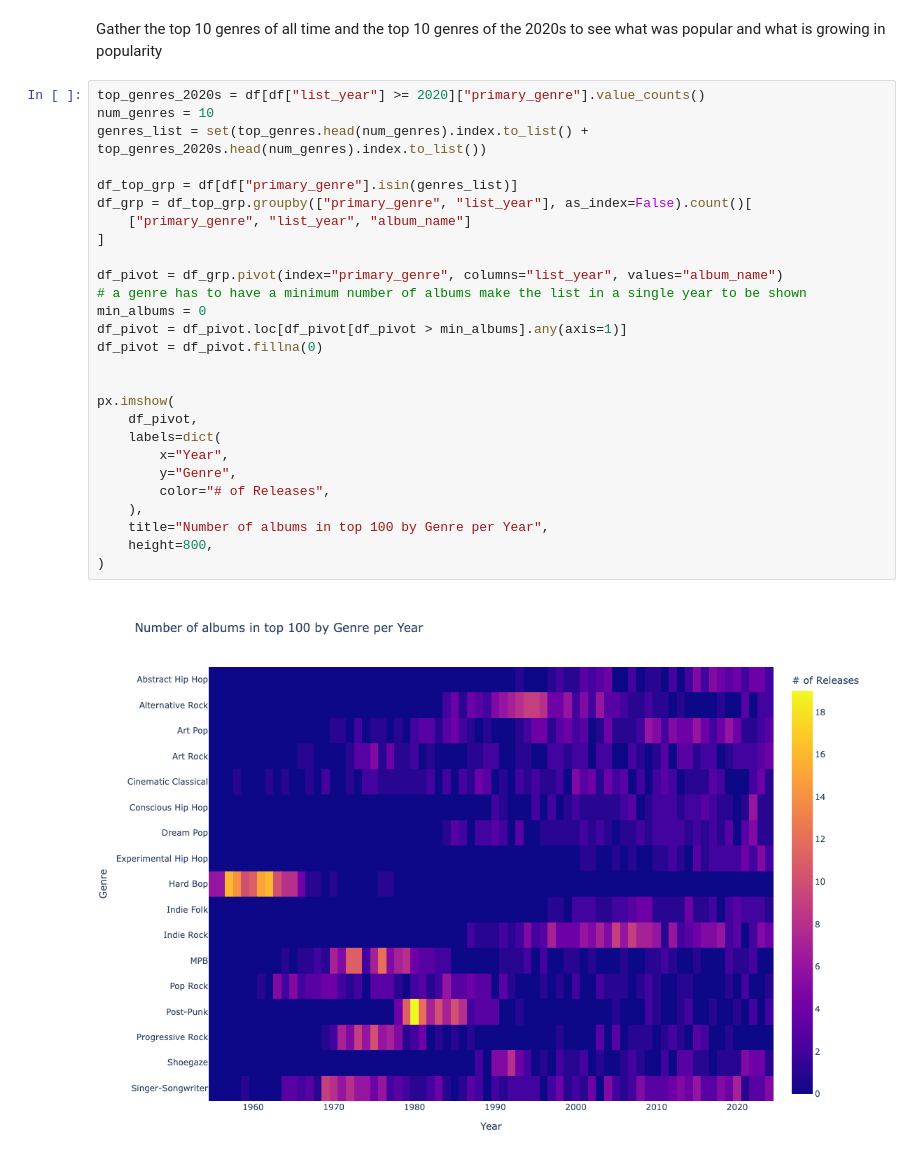
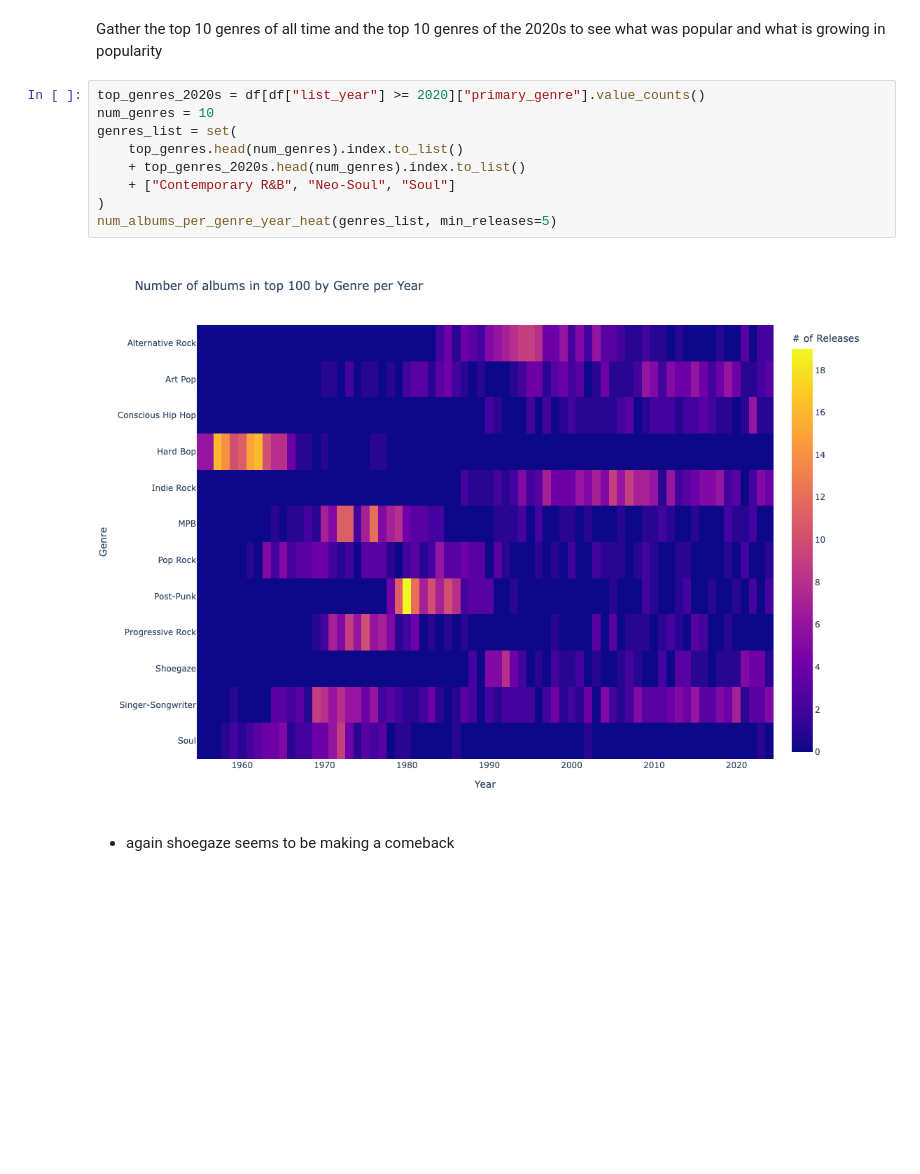
Before and after one commit to rheera/album-of-the-year-analysis, a Jupyter notebook: eda.ipynb, the cells around one changed output. Saved outputs shown, nothing was run; the diff lists cells and outputs as text; blank space fills up the shorter version.

```diff
--- a/eda.ipynb
+++ b/eda.ipynb
@@ -344,32 +346,16 @@ px.imshow(
 - soul seems to be due for a revival but new genres like neo-soul and r&b could be already doing that so the data needs to be altered to better visualize
 # %% [markdown]
 Gather the top 10 genres of all time and the top 10 genres of the 2020s to see what was popular and what is growing in popularity
-# %%
-top_genres_2020s = df[df["list_year"] >= 2020]["primary_genre"].value_counts()
-num_genres = 10
-genres_list = set(top_genres.head(num_genres).index.to_list() + top_genres_2020s.head(num_genres).index.to_list())
-
-df_top_grp = df[df["primary_genre"].isin(genres_list)]
-df_grp = df_top_grp.groupby(["primary_genre", "list_year"], as_index=False).count()[
-    ["primary_genre", "list_year", "album_name"]
-]
-
-df_pivot = df_grp.pivot(index="primary_genre", columns="list_year", values="album_name")
-# a genre has to have a minimum number of albums make the list in a single year to be shown
-min_albums = 0
-df_pivot = df_pivot.loc[df_pivot[df_pivot > min_albums].any(axis=1)]
-df_pivot = df_pivot.fillna(0)
-
-
-px.imshow(
-    df_pivot,
-    labels=dict(
-        x="Year",
-        y="Genre",
-        color="# of Releases",
-    ),
-    title="Number of albums in top 100 by Genre per Year",
-    height=800,
-)
-# %% [output]
-[figure, removed]
+# %%
+top_genres_2020s = df[df["list_year"] >= 2020]["primary_genre"].value_counts()
+num_genres = 10
+genres_list = set(
+    top_genres.head(num_genres).index.to_list()
+    + top_genres_2020s.head(num_genres).index.to_list()
+    + ["Contemporary R&B", "Neo-Soul", "Soul"]
+)
+num_albums_per_genre_year_heat(genres_list, min_releases=5)
+# %% [output]
+[figure, added]
+# %% [markdown]
+- again shoegaze seems to be making a comeback
```
Also changed, not shown: parts of 6 cells of this notebook, 2 other files.
